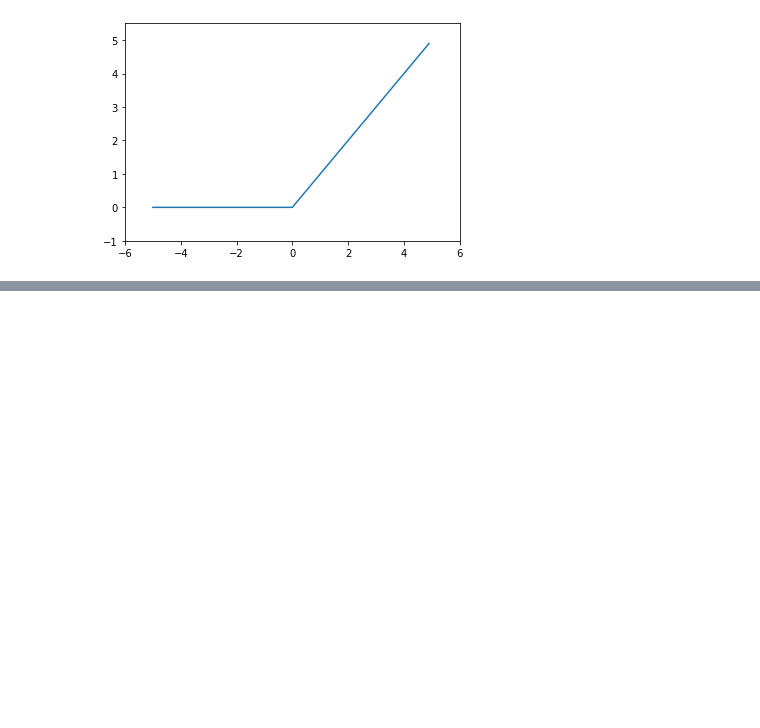
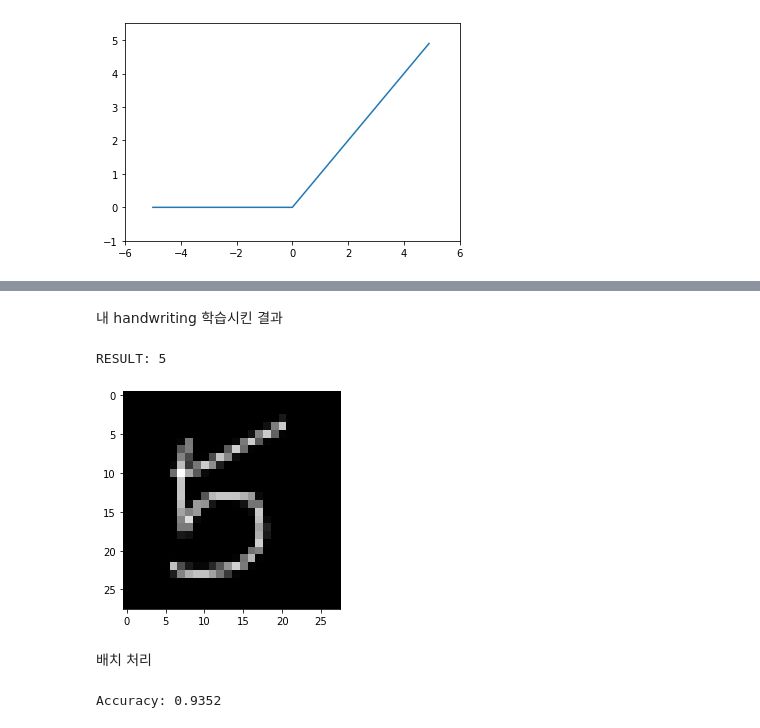
Before and after one commit to sechiyo97/study-deep-learning, a Jupyter notebook: deeplearning_ch3_0528.ipynb, the cells around one changed output, grey strips where cells are left out. Saved outputs shown, nothing was run; the diff lists cells and outputs as text; code cells hidden in the pictures; blank space fills up the shorter version.

Commit message:
Colaboratory를 통해 생성됨

```diff
--- a/deeplearning_ch3_0528.ipynb
+++ b/deeplearning_ch3_0528.ipynb
@@ -53,0 +184,25 @@ plt.show()
+# %%
+import pickle
+
+def get_data():
+  (x_train, t_train), (x_test, t_test) = load_mnist(normalize=True, flatten=True, one_hot_label=False)
+  return x_test, t_test
+
+def init_network():
+  with open("/content/drive/My Drive/Colab Notebooks/DeepLearning/03/sample_weight.pkl", 'rb') as f:
+    network = pickle.load(f)
+
+  return network
+
+def predict(network, x):
+  W1, W2, W3 = network['W1'],network['W2'],network['W3']
+  b1, b2, b3 = network['b1'],network['b2'],network['b3']
+
+  a1 = np.dot(x, W1) + b1
+  z1 = sigmoid(a1)
+  a2 = np.dot(z1, W2) + b2
+  z2 = sigmoid(a2)
+  a3 = np.dot(z2, W3) + b3
+  y = softmax(a3)
+
+  return y
@@ -53,0 +223,40 @@ plt.show()
+# %% [markdown]
+내 handwriting 학습시킨 결과
+# %%
+import cv2
+
+network = init_network()
+
+# read image
+my_x = cv2.imread("/content/drive/My Drive/Colab Notebooks/DeepLearning/03/my_five.png", cv2.IMREAD_GRAYSCALE)
+
+# resize, flatten
+resized_my_x = cv2.resize(my_x, dsize=(28,28), interpolation=cv2.INTER_AREA)
+resized_my_x = 1-resized_my_x
+plt.imshow(resized_my_x, cmap='gray') # show 28,28 image
+resized_my_x = resized_my_x.flatten() # flatten
+
+# predict
+y = predict(network, resized_my_x)
+p = np.argmax(y) # 확률 가장 높은 원소 index
+print("RESULT:",(p))
+# %% [output]
+RESULT: 5
+[figure, added]
+# %% [markdown]
+배치 처리
+# %%
+x, t = get_data()
+network = init_network()
+
+batch_size = 100 # batch size
+accuracy_cnt = 0
+for i in range(0,len(x),batch_size):
+  x_batch = x[i:i+batch_size]
+  y_batch = predict(network, x_batch)
+  p = np.argmax(y_batch, axis=1) # 확률 가장 높은 원소 index
+  accuracy_cnt += np.sum(p == t[i:i+batch_size])
+
+print("Accuracy: "+str(float(accuracy_cnt)/len(x)))
+# %% [output]
+Accuracy: 0.9352
```
Also changed, not shown: parts of 13 cells of this notebook.
